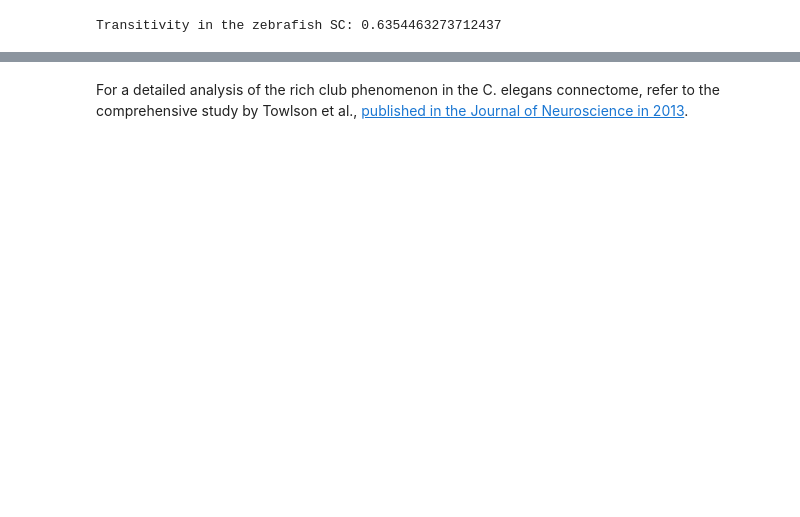
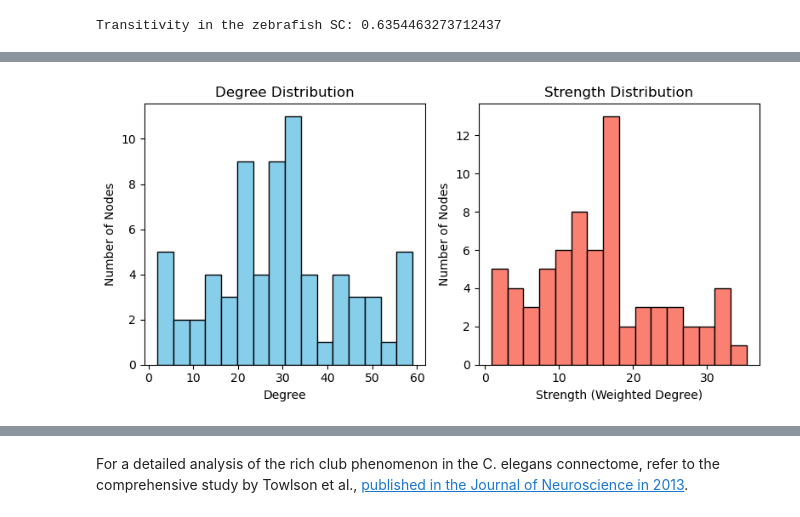
Before and after one commit to pdesrosiers/brain-connectivity-and-dynamics, a Jupyter notebook: notebooks/structural_functional_connectivity_tutorial.ipynb, the cells around one changed output, grey strips where cells are left out. Cells and saved outputs as stored; diff of their text form; code cells hidden in the pictures; blank space fills up the shorter version.

```diff
--- a/notebooks/structural_functional_connectivity_tutorial.ipynb
+++ b/notebooks/structural_functional_connectivity_tutorial.ipynb
@@ -1003,0 +1023,26 @@ plt.show()
+# %%
+# Compute the degree sequence
+degree_sequence = [deg for _, deg in G.degree()]
+
+# Compute the strength (weighted degree) sequence
+strength_sequence = [w for _, w in G.degree(weight='weight')]
+
+# Plot histograms
+fig, axs = plt.subplots(1, 2, figsize=(8, 4))
+
+# Degree distribution
+axs[0].hist(degree_sequence, bins=16, color='skyblue', edgecolor='black')
+axs[0].set_title('Degree Distribution')
+axs[0].set_xlabel('Degree')
+axs[0].set_ylabel('Number of Nodes')
+
+# Strength distribution
+axs[1].hist(strength_sequence, bins=16, color='salmon', edgecolor='black')
+axs[1].set_title('Strength Distribution')
+axs[1].set_xlabel('Strength (Weighted Degree)')
+axs[1].set_ylabel('Number of Nodes')
+
+plt.tight_layout()
+plt.show()
+# %% [output]
+[figure, added]
```
Also changed, not shown: parts of 63 cells of this notebook, 3 other files.
